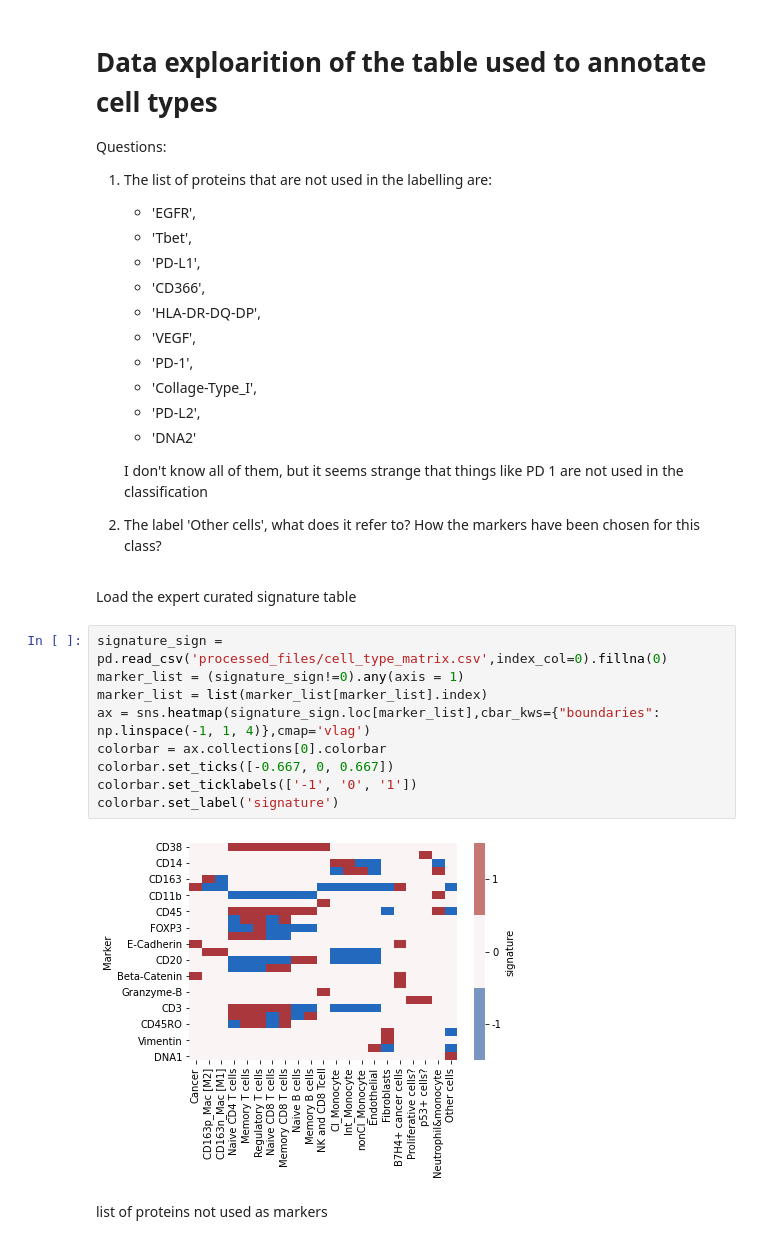
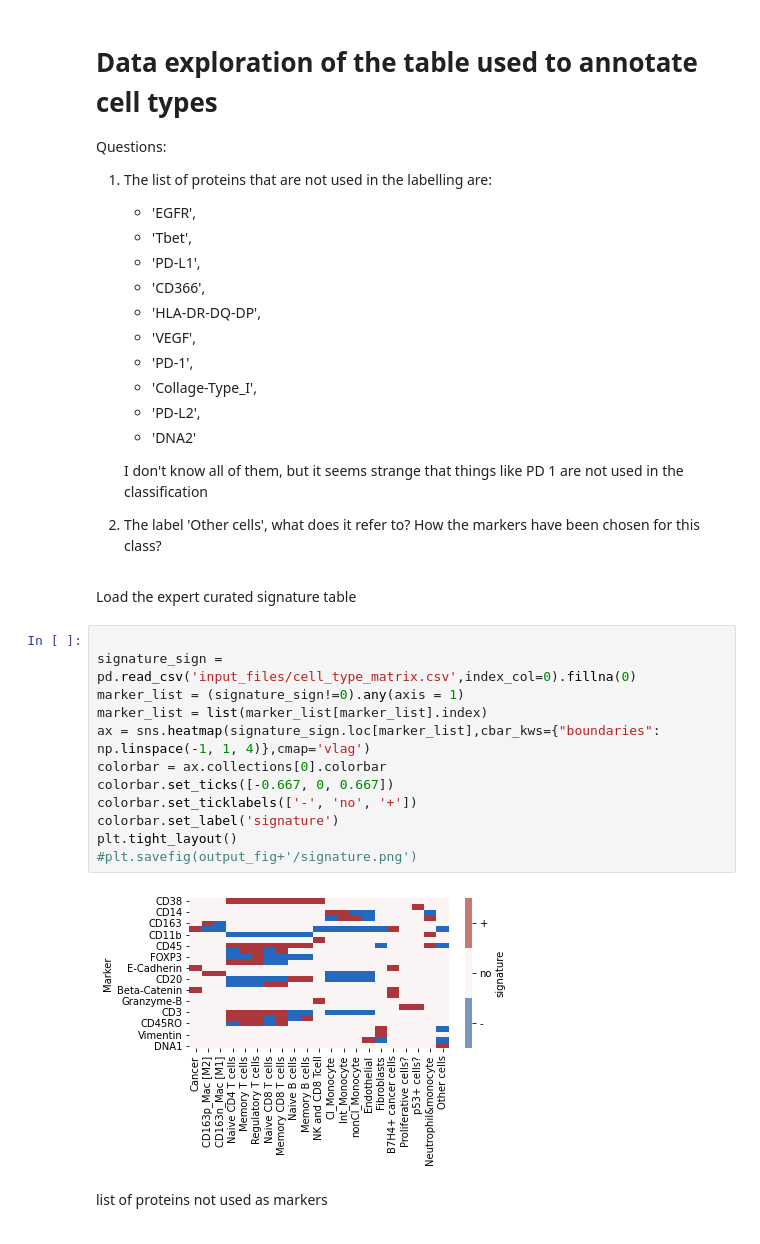
Before and after one commit to Schumacher-group/IMC_TNBC_analysis, a Jupyter notebook: data_exploration.ipynb, the cells around one changed output. Saved outputs shown, nothing was run; the diff lists cells and outputs as text.

```diff
--- a/data_exploration.ipynb
+++ b/data_exploration.ipynb
@@ -8,5 +9,5 @@ import scanpy as sc
 # %% [markdown]
-# Data exploarition of the table used to annotate cell types
+# Data exploration of the table used to annotate cell types
 Questions:
 1. The list of proteins that  are not used in the labelling are:
     - 'EGFR',
@@ -25,16 +26,19 @@ Questions:
 # %% [markdown]
 Load the expert curated signature table
 # %%
-signature_sign = pd.read_csv('processed_files/cell_type_matrix.csv',index_col=0).fillna(0)
+
+signature_sign = pd.read_csv('input_files/cell_type_matrix.csv',index_col=0).fillna(0)
 marker_list = (signature_sign!=0).any(axis = 1)
 marker_list = list(marker_list[marker_list].index)
 ax = sns.heatmap(signature_sign.loc[marker_list],cbar_kws={"boundaries": np.linspace(-1, 1, 4)},cmap='vlag')
 colorbar = ax.collections[0].colorbar
 colorbar.set_ticks([-0.667, 0, 0.667])
-colorbar.set_ticklabels(['-1', '0', '1'])
+colorbar.set_ticklabels(['-', 'no', '+'])
 colorbar.set_label('signature')
+plt.tight_layout()
+#plt.savefig(output_fig+'/signature.png')
 # %% [output]
-[figure, old version]
+[figure, new version]
 # %% [markdown]
 list of proteins not used as markers
 # %%
```
Also changed, not shown: parts of 7 cells of this notebook, 17 other files.
